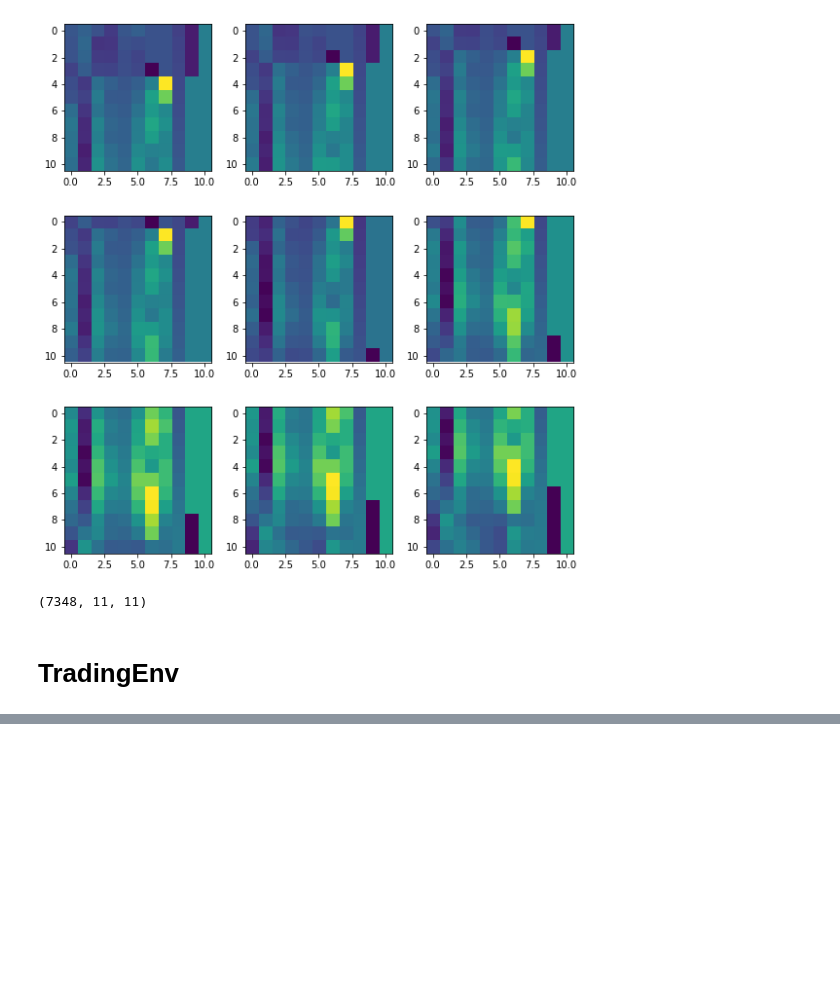
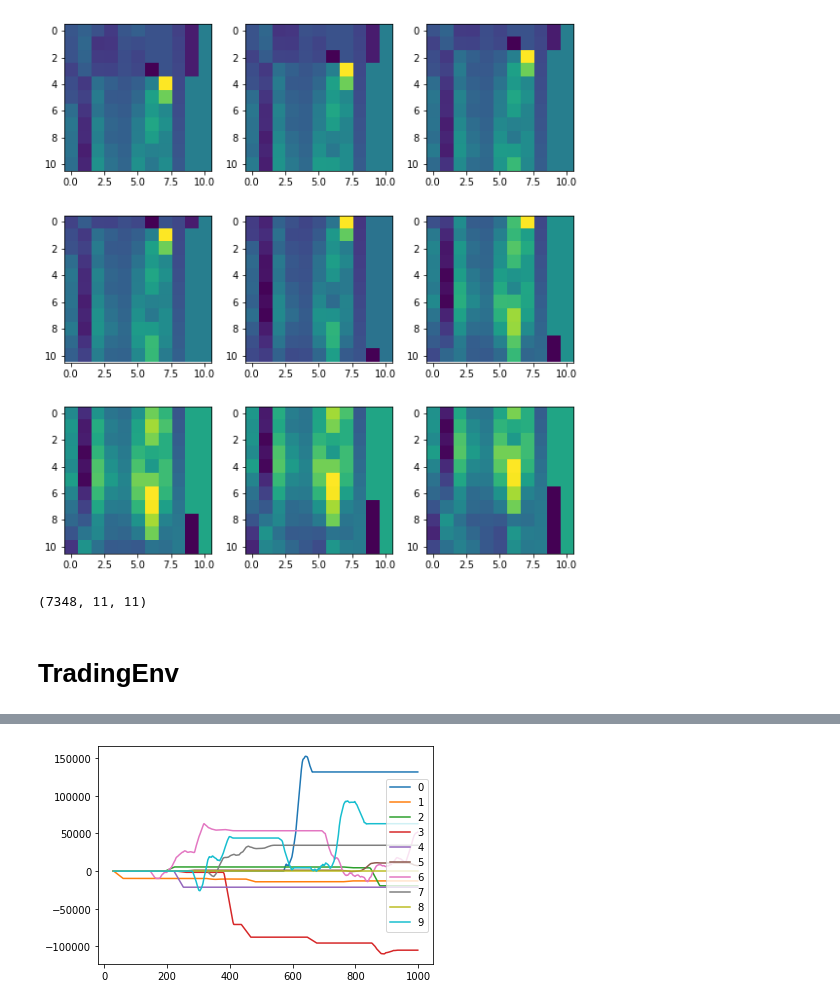
Before and after one commit to skywalker0803r/crypto, a Jupyter notebook: 強化學習交易機器人可行性評估.ipynb, the cells around one changed output, grey strips where cells are left out. Drawn from its saved outputs; the diff is of its cells as text; code cells hidden in the pictures; blank space fills up the shorter version.

```diff
--- a/強化學習交易機器人可行性評估.ipynb
+++ b/強化學習交易機器人可行性評估.ipynb
@@ -478,0 +517,4 @@ evaluate(n=10)
+# %%
+evaluate(n=10,df=test_df)
+# %% [output]
+[figure, added]
```
Also changed, not shown: parts of 9 cells of this notebook.
